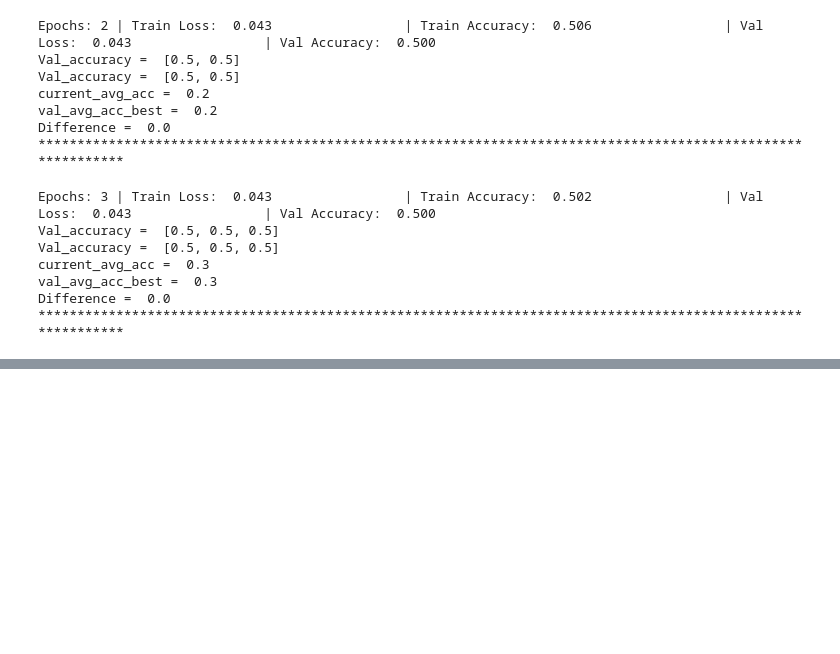
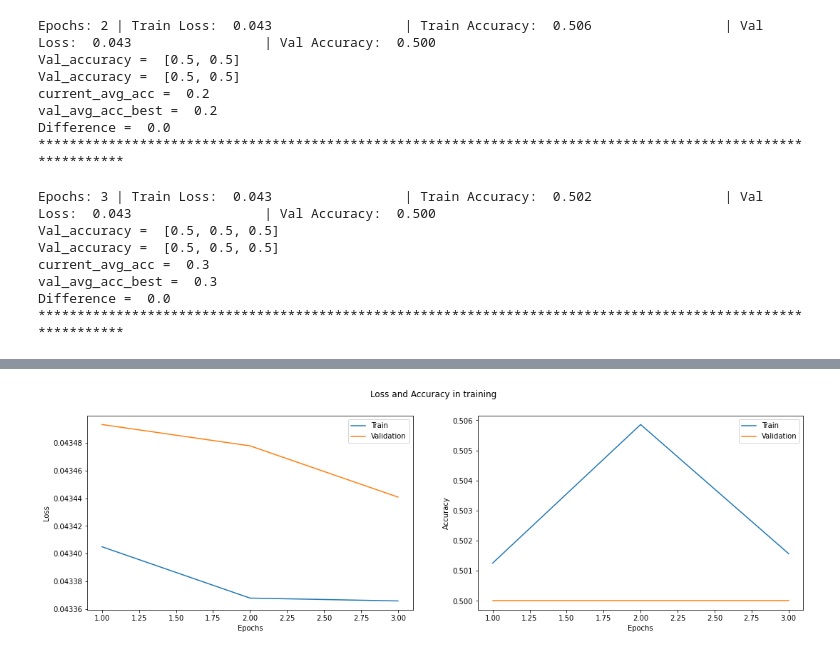
Before and after one commit to Ahmadsaidnouh/Term7-Artificial-Intelligence-Assignments, a Jupyter notebook: lab4/raw notebooks/Final_NLP_bert(5e_5).ipynb, the cells around one changed output, grey strips where cells are left out. Drawn from its saved outputs; the diff is of its cells as text; code cells hidden in the pictures; blank space fills up the shorter version.

```diff
--- a/lab4/raw notebooks/Final_NLP_bert(5e_5).ipynb
+++ b/lab4/raw notebooks/Final_NLP_bert(5e_5).ipynb
@@ -196,7 +196,7 @@ val_loss = list()
 train_accuracy = list()
 val_accuracy = list()
 
-config_file = '/content/drive/MyDrive/Lab4_Data/config_1e6.ini'
+config_file = '/content/drive/MyDrive/Lab4_Data/config_5e5.ini'
 
 try:
     # Load variables from config file
@@ -481,0 +503,4 @@ evaluate(model, df_test, test_dataloader)
+# %%
+plot_all()
+# %% [output]
+[figure, added]
```
Also changed, not shown: parts of 5 cells of this notebook, 8 other files.
